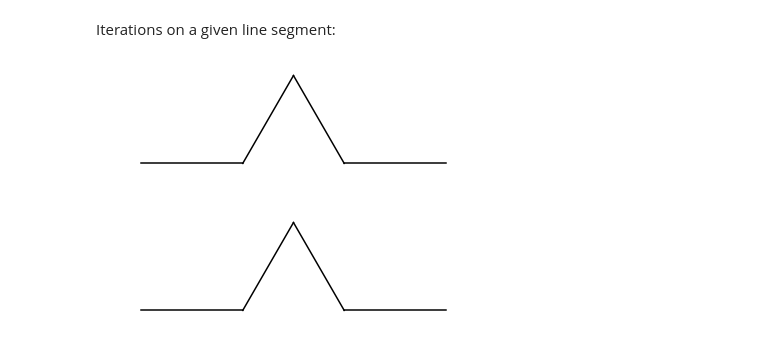
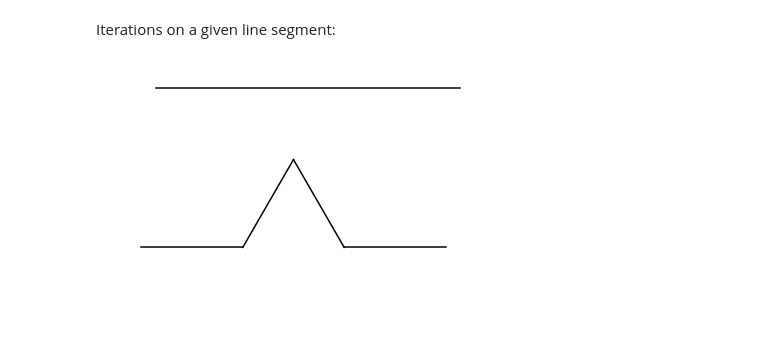
Before and after one commit to n3times/jupyter, a Jupyter notebook: Classic Fractals.ipynb, the cells around one changed output. Cells and saved outputs as stored; diff of their text form; code cells hidden in the pictures; blank space fills up the shorter version.

Commit message:
Improve code and graphics

```diff
--- a/Classic Fractals.ipynb
+++ b/Classic Fractals.ipynb
@@ -80,9 +80,9 @@ sample_koch_snowflake(4)
 # %% [markdown]
 Iterations on a given line segment:
 # %%
-sample_koch_line(1)
+sample_koch_line(0)
 # %% [output]
-[figure, old version]
+[figure, new version]
 # %%
 sample_koch_line(1)
 # %% [output]
```
Also changed, not shown: parts of 9 cells of this notebook.
